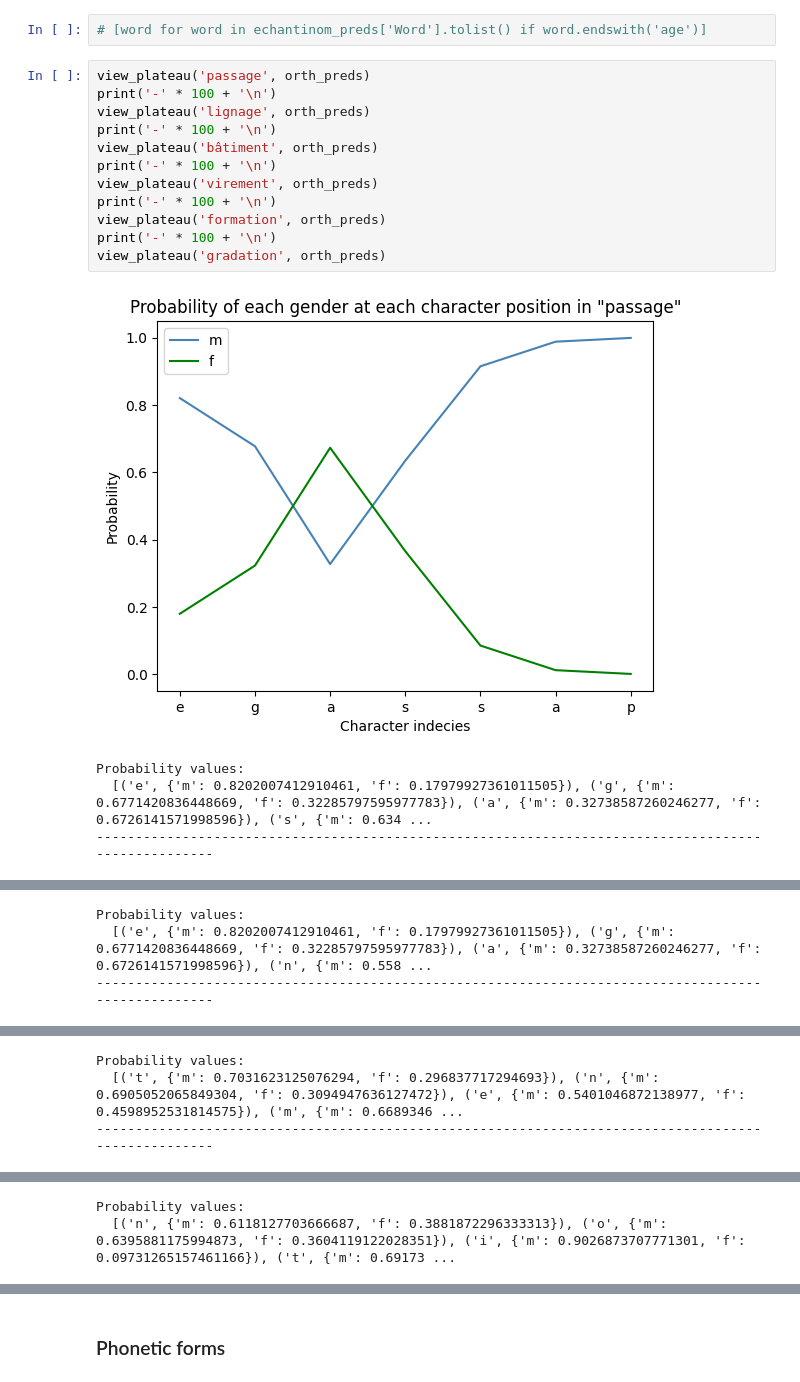
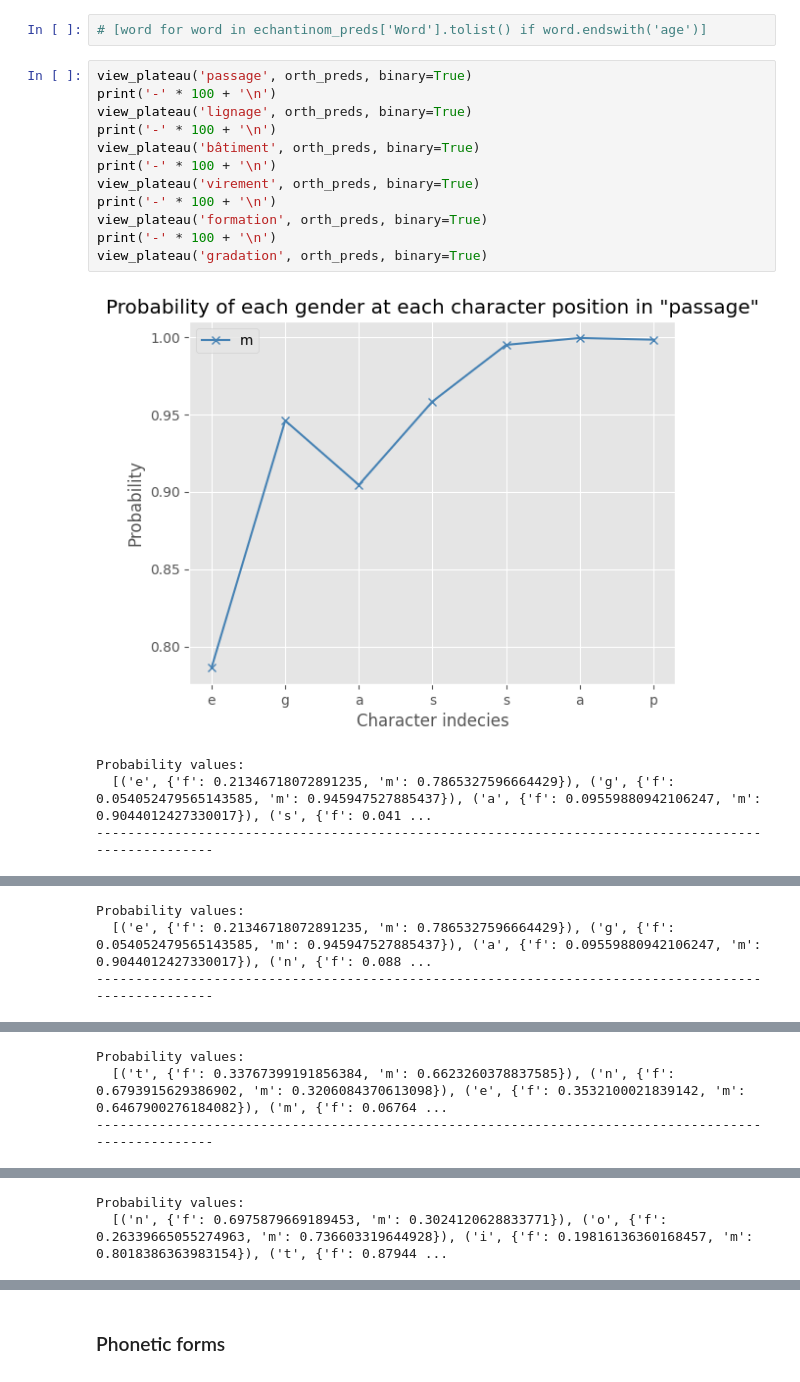
Before and after one commit to obonami/gender_prediction, a Jupyter notebook: src/analysis.ipynb, the cells around one changed output, grey strips where cells are left out. Drawn from its saved outputs; the diff is of its cells as text.

```diff
--- a/src/analysis.ipynb
+++ b/src/analysis.ipynb
@@ -106,19 +106,19 @@ incorrect
 # %%
 # [word for word in echantinom_preds['Word'].tolist() if word.endswith('age')]
 # %%
-view_plateau('passage', orth_preds)
+view_plateau('passage', orth_preds, binary=True)
 print('-' * 100 + '\n')
-view_plateau('lignage', orth_preds)
+view_plateau('lignage', orth_preds, binary=True)
 print('-' * 100 + '\n')
-view_plateau('bâtiment', orth_preds)
+view_plateau('bâtiment', orth_preds, binary=True)
 print('-' * 100 + '\n')
-view_plateau('virement', orth_preds)
+view_plateau('virement', orth_preds, binary=True)
 print('-' * 100 + '\n')
-view_plateau('formation', orth_preds)
+view_plateau('formation', orth_preds, binary=True)
 print('-' * 100 + '\n')
-view_plateau('gradation', orth_preds)
+view_plateau('gradation', orth_preds, binary=True)
 # %% [output]
-[figure, old version]
+[figure, new version]
 Probability values:
-  [('e', {'m': 0.8202007412910461, 'f': 0.17979927361011505}), ('g', {'m': 0.6771420836448669, 'f': 0.32285797595977783}), ('a', {'m': 0.32738587260246277, 'f': 0.6726141571998596}), ('s', {'m': 0.634 ...
+  [('e', {'f': 0.21346718072891235, 'm': 0.7865327596664429}), ('g', {'f': 0.054052479565143585, 'm': 0.945947527885437}), ('a', {'f': 0.09559880942106247, 'm': 0.9044012427330017}), ('s', {'f': 0.041 ...
 ----------------------------------------------------------------------------------------------------
@@ -126,3 +126,3 @@ Probability values:
 Probability values:
-  [('e', {'m': 0.8202007412910461, 'f': 0.17979927361011505}), ('g', {'m': 0.6771420836448669, 'f': 0.32285797595977783}), ('a', {'m': 0.32738587260246277, 'f': 0.6726141571998596}), ('n', {'m': 0.558 ...
+  [('e', {'f': 0.21346718072891235, 'm': 0.7865327596664429}), ('g', {'f': 0.054052479565143585, 'm': 0.945947527885437}), ('a', {'f': 0.09559880942106247, 'm': 0.9044012427330017}), ('n', {'f': 0.088 ...
 ----------------------------------------------------------------------------------------------------
@@ -130,3 +130,3 @@ Probability values:
 Probability values:
-  [('t', {'m': 0.7031623125076294, 'f': 0.296837717294693}), ('n', {'m': 0.6905052065849304, 'f': 0.3094947636127472}), ('e', {'m': 0.5401046872138977, 'f': 0.4598952531814575}), ('m', {'m': 0.6689346 ...
+  [('t', {'f': 0.33767399191856384, 'm': 0.6623260378837585}), ('n', {'f': 0.6793915629386902, 'm': 0.3206084370613098}), ('e', {'f': 0.3532100021839142, 'm': 0.6467900276184082}), ('m', {'f': 0.06764 ...
 ----------------------------------------------------------------------------------------------------
@@ -142,2 +142,2 @@ Probability values:
 Probability values:
-  [('n', {'m': 0.6118127703666687, 'f': 0.3881872296333313}), ('o', {'m': 0.6395881175994873, 'f': 0.3604119122028351}), ('i', {'m': 0.9026873707771301, 'f': 0.09731265157461166}), ('t', {'m': 0.69173 ...
+  [('n', {'f': 0.6975879669189453, 'm': 0.3024120628833771}), ('o', {'f': 0.26339665055274963, 'm': 0.736603319644928}), ('i', {'f': 0.19816136360168457, 'm': 0.8018386363983154}), ('t', {'f': 0.87944 ...
```
Also changed, not shown: parts of 12 cells of this notebook, 9 other files.
